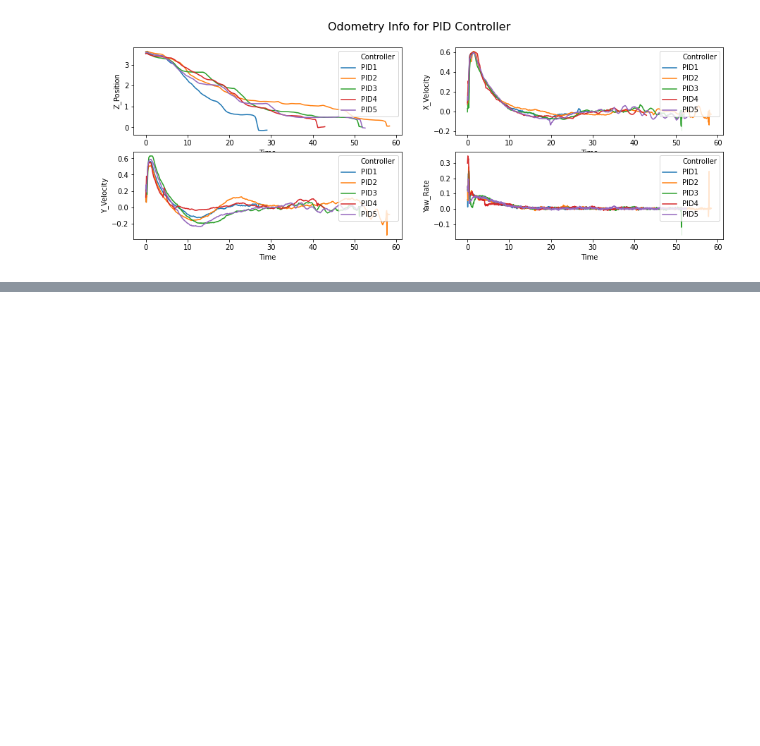
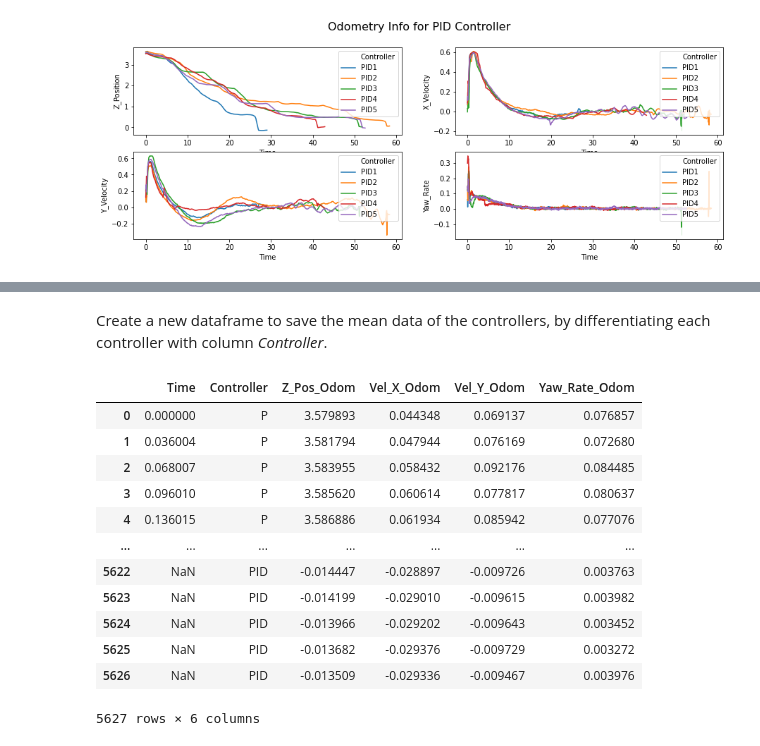
Before and after one commit to apinto25/autonomous_landing_data_analysis, a Jupyter notebook: controller_velocity_analysis.ipynb, the cells around one changed output, grey strips where cells are left out. Drawn from its saved outputs; the diff is of its cells as text; code cells hidden in the pictures; blank space fills up the shorter version.

```diff
--- a/controller_velocity_analysis.ipynb
+++ b/controller_velocity_analysis.ipynb
@@ -363,0 +448,2 @@ Text(0.5, 0.98, 'Odometry Info for PID Controller')
+# %% [markdown]
+Create a new dataframe to save the mean data of the controllers, by differentiating each controller with column _Controller_.
@@ -363,0 +453,49 @@ Text(0.5, 0.98, 'Odometry Info for PID Controller')
+# %%
+temp_df = pd.DataFrame()
+temp_df["Time"] = test_odom_df.loc[0:2219, "P3_time"]
+temp_df["Z_Pos_Odom"] = test_odom_df.loc[0:2219, ["P1_pos_Z", "P2_pos_Z", "P3_pos_Z", "P4_pos_Z", "P5_pos_Z"]].mean(axis=1)
+temp_df["Vel_X_Odom"] = test_odom_df.loc[0:2219, ["P1_vel_X", "P2_vel_X", "P3_vel_X", "P4_vel_X", "P5_vel_X"]].mean(axis=1)
+temp_df["Vel_Y_Odom"] = test_odom_df.loc[0:2219, ["P1_vel_Y", "P2_vel_Y", "P3_vel_Y", "P4_vel_Y", "P5_vel_Y"]].mean(axis=1)
+temp_df["Yaw_Rate_Odom"] = test_odom_df.loc[0:2219, ["P1_yaw_rate", "P2_yaw_rate", "P3_yaw_rate", "P4_yaw_rate", "P5_yaw_rate"]].mean(axis=1)
+temp_df["Controller"] = "P"
+
+mean_df = mean_df.append(temp_df, ignore_index=True)
+temp_df.drop(temp_df.index, inplace=True)
+
+
+temp_df["Time"] = test_odom_df.loc[0:1653, "PI3_time"]
+temp_df["Z_Pos_Odom"] = test_odom_df.loc[0:1653, ["PI1_pos_Z", "PI2_pos_Z", "PI3_pos_Z", "PI4_pos_Z", "PI5_pos_Z"]].mean(axis=1)
+temp_df["Vel_X_Odom"] = test_odom_df.loc[0:1653, ["PI1_vel_X", "PI2_vel_X", "PI3_vel_X", "PI4_vel_X", "PI5_vel_X"]].mean(axis=1)
+temp_df["Vel_Y_Odom"] = test_odom_df.loc[0:1653, ["PI1_vel_Y", "PI2_vel_Y", "PI3_vel_Y", "PI4_vel_Y", "PI5_vel_Y"]].mean(axis=1)
+temp_df["Yaw_Rate_Odom"] = test_odom_df.loc[0:1653, ["PI1_yaw_rate", "PI2_yaw_rate", "PI3_yaw_rate", "PI4_yaw_rate", "PI5_yaw_rate"]].mean(axis=1)
+temp_df["Controller"] = "PI"
+
+mean_df = mean_df.append(temp_df, ignore_index=True)
+temp_df.drop(temp_df.index, inplace=True)
+
+
+temp_df["Time"] = test_odom_df.loc[0:1752, "PID3_time"]
+temp_df["Z_Pos_Odom"] = test_odom_df.loc[0:1752, ["PID1_pos_Z", "PID2_pos_Z", "PID3_pos_Z", "PID4_pos_Z", "PID5_pos_Z"]].mean(axis=1)
+temp_df["Vel_X_Odom"] = test_odom_df.loc[0:1752, ["PID1_vel_X", "PID2_vel_X", "PID3_vel_X", "PID4_vel_X", "PID5_vel_X"]].mean(axis=1)
+temp_df["Vel_Y_Odom"] = test_odom_df.loc[0:1752, ["PID1_vel_Y", "PID2_vel_Y", "PID3_vel_Y", "PID4_vel_Y", "PID5_vel_Y"]].mean(axis=1)
+temp_df["Yaw_Rate_Odom"] = test_odom_df.loc[0:1752, ["PID1_yaw_rate", "PID2_yaw_rate", "PID3_yaw_rate", "PID4_yaw_rate", "PID5_yaw_rate"]].mean(axis=1)
+temp_df["Controller"] = "PID"
+
+mean_df = mean_df.append(temp_df, ignore_index=True)
+del temp_df
+# %%
+mean_df
+# %% [output]
+|  | Time | Controller | Z_Pos_Odom | Vel_X_Odom | Vel_Y_Odom | Yaw_Rate_Odom |
+| 0 | 0.000000 | P | 3.579893 | 0.044348 | 0.069137 | 0.076857 |
+| 1 | 0.036004 | P | 3.581794 | 0.047944 | 0.076169 | 0.072680 |
+| 2 | 0.068007 | P | 3.583955 | 0.058432 | 0.092176 | 0.084485 |
+| 3 | 0.096010 | P | 3.585620 | 0.060614 | 0.077817 | 0.080637 |
+| 4 | 0.136015 | P | 3.586886 | 0.061934 | 0.085942 | 0.077076 |
+| ... | ... | ... | ... | ... | ... | ... |
+| 5622 | NaN | PID | -0.014447 | -0.028897 | -0.009726 | 0.003763 |
+| 5623 | NaN | PID | -0.014199 | -0.029010 | -0.009615 | 0.003982 |
+| 5624 | NaN | PID | -0.013966 | -0.029202 | -0.009643 | 0.003452 |
+| 5625 | NaN | PID | -0.013682 | -0.029376 | -0.009729 | 0.003272 |
+| 5626 | NaN | PID | -0.013509 | -0.029336 | -0.009467 | 0.003976 |
+5627 rows × 6 columns
```
Also changed, not shown: parts of 10 cells of this notebook.
